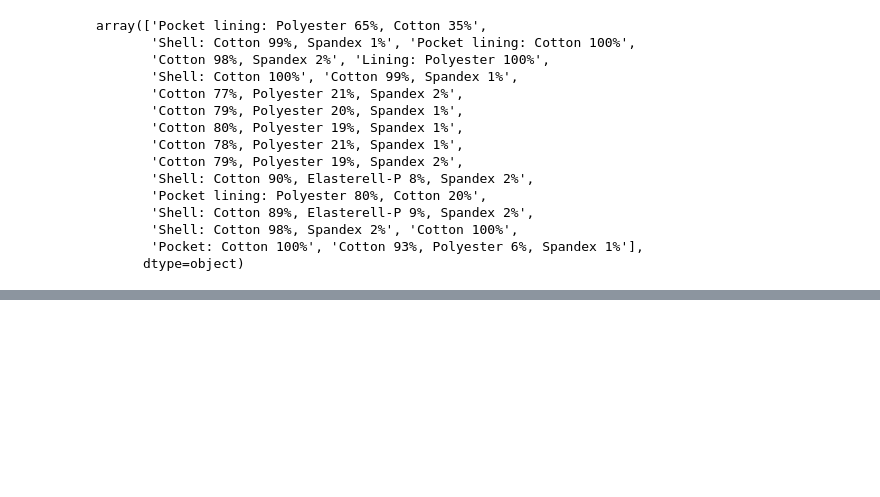
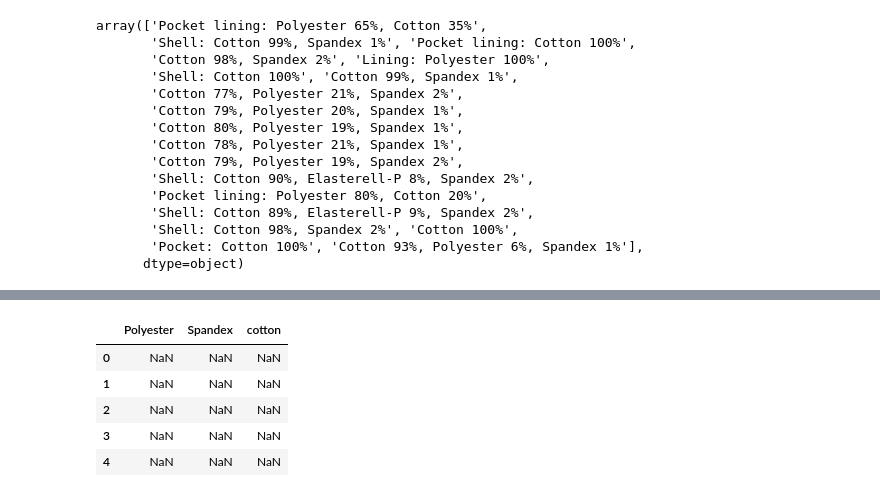
Before and after one commit to lucasquemelli/ds_ao_dev, a Jupyter notebook: H&M .ipynb, the cells around one changed output, grey strips where cells are left out. Saved outputs shown, nothing was run; the diff lists cells and outputs as text; code cells hidden in the pictures; blank space fills up the shorter version.

```diff
--- a/H&M .ipynb
+++ b/H&M .ipynb
@@ -778,0 +790,10 @@ df_ref
+# %%
+df_ref = df_ref.drop(columns=['Cotton'], axis=1)
+df_ref.head()
+# %% [output]
+|  | Polyester | Spandex | cotton |
+| 0 | NaN | NaN | NaN |
+| 1 | NaN | NaN | NaN |
+| 2 | NaN | NaN | NaN |
+| 3 | NaN | NaN | NaN |
+| 4 | NaN | NaN | NaN |
```
Also changed, not shown: parts of 40 cells of this notebook.
